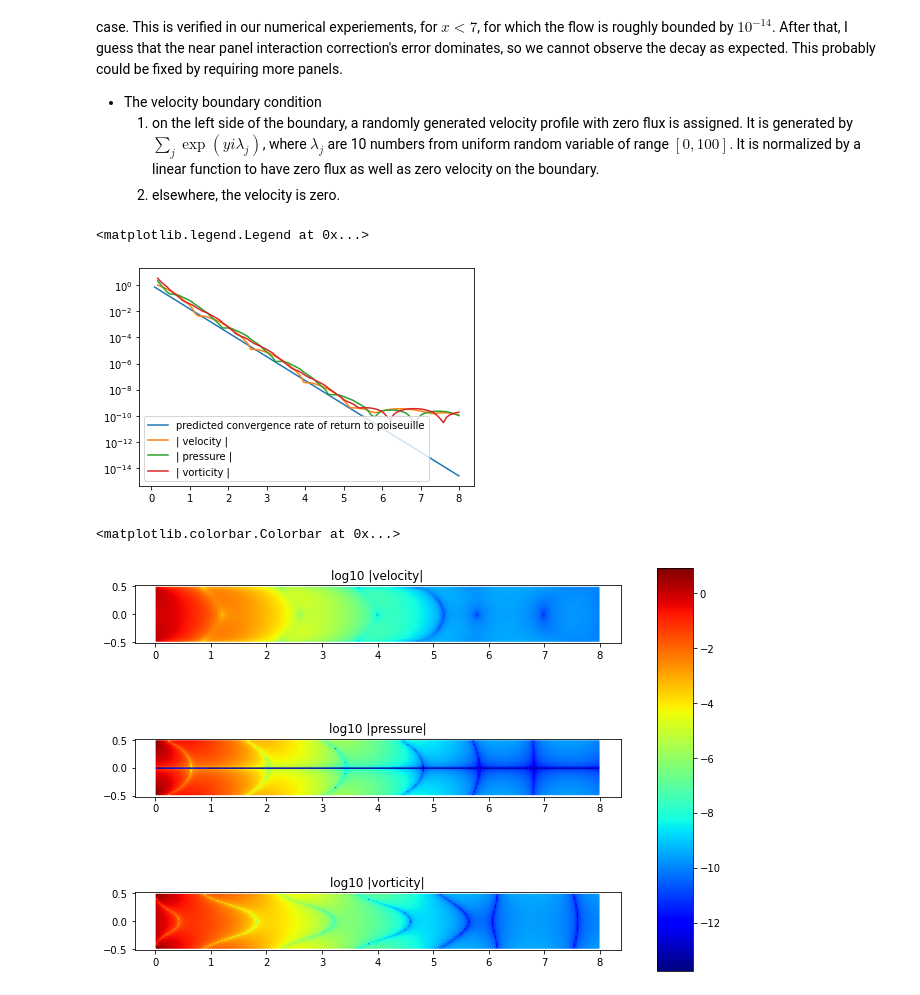
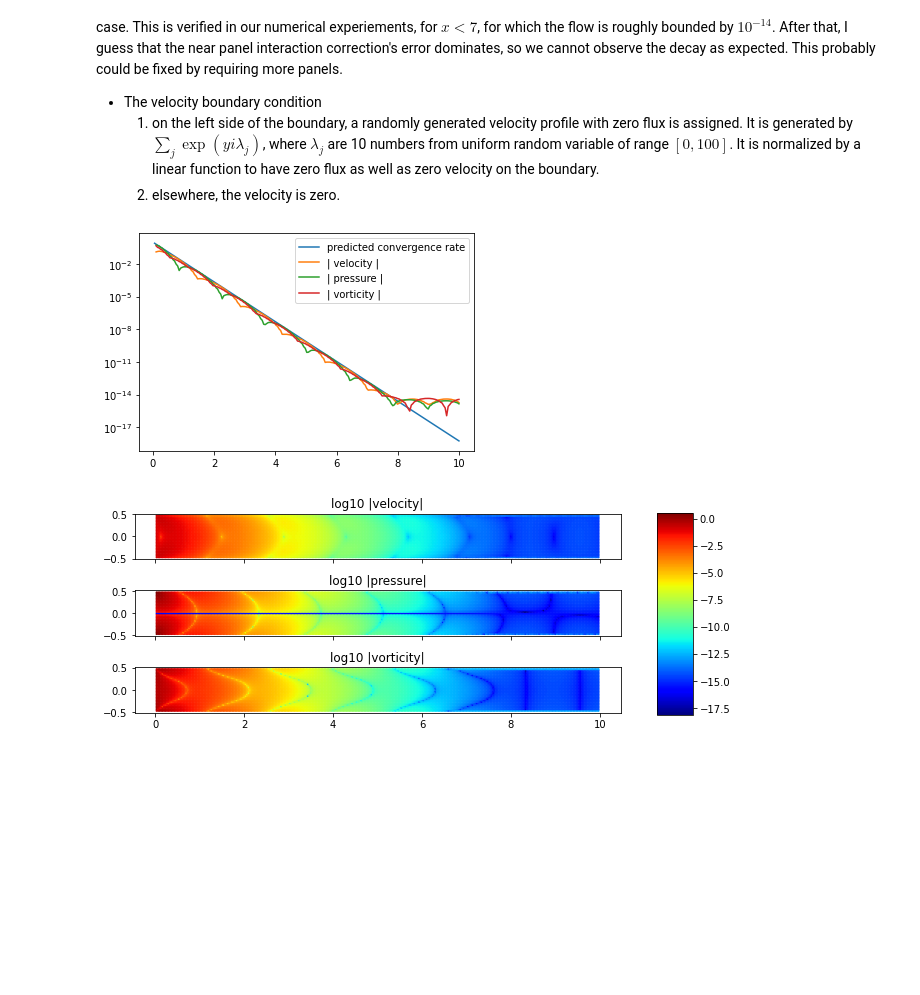
Before and after one commit to WangHaiYang874/stokes2d, a Jupyter notebook: exp5/demo.ipynb, the cells around one changed output. Saved outputs shown, nothing was run; the diff lists cells and outputs as text; code cells hidden in the pictures; blank space fills up the shorter version.

```diff
--- a/exp5/demo.ipynb
+++ b/exp5/demo.ipynb
@@ -64,6 +64,21 @@ class straight_pipe(SmoothPipe):
         # profile /= np.linalg.norm(profile)
 
         return profile
+
+    def build_geometry(self, required_tol=..., n_jobs=1):
+        super().build_geometry(required_tol, n_jobs)
+        for c in self.curves:
+            ip = 0
+            while ip <  len(c.panels):
+                p = c.panels[ip]
+                if p.arclen > 0.05:
+
+                    p1, p2 = p.refined()
+                    c.panels.pop(ip)
+                    c.panels.insert(ip,p2)
+                    c.panels.insert(ip,p1)
+                else:
+                    ip += 1
 # %%
-pipe = straight_pipe(8,1)
+pipe = straight_pipe(10,1)
 # %%
@@ -118,35 +115,35 @@ This notebook demonstrates the return to poiseuille phenomemnon on a straight pi
   1. on the left side of the boundary, a randomly generated velocity profile with zero flux is assigned. It is generated by $\sum_j \exp(yi\lambda_j)$, where $\lambda_j$ are 10 numbers from uniform random variable of range $[0,100]$. It is normalized by a linear function to have zero flux as well as zero velocity on the boundary.
   2. elsewhere, the velocity is zero.
 # %%
-plt.semilogy(x,y,label='predicted convergence rate of return to poiseuille')
+plt.semilogy(x,y,label='predicted convergence rate')
 plt.semilogy(x[1:],v_max,label='| velocity |')
 plt.semilogy(x[1:],p_max,label='| pressure |')
 plt.semilogy(x[1:],o_max,label='| vorticity |')
 plt.legend()
+plt.savefig('rtp_cv.png')
 # %% [output]
-<matplotlib.legend.Legend at 0x...>
-[figure, old version]
+[figure, new version]
 # %%
-fig,axes = plt.subplots(3,1,figsize=(10,8))
+fig,axes = plt.subplots(3,1,figsize=(10,4),sharex=True)
 fig.set_facecolor('white')
 # fig.suptitle('Return to Poiseuille demostration.\n The boundary conditions consists of\n a with a random profile with zero flux on the left side,\n and zero elsewhere.\n (random velocity profile is generated by sum of functions of the form exp(yi\lambda) where \lambda is a random frequency from 0 to 100) on the left boundary.')
 
 fields = [np.log10(np.sqrt(u**2 + v**2)),np.log10(np.abs(p)),np.log10(np.abs(o))]
 
 vmin = np.min([np.min(f[np.isfinite(f)]) for f in fields])
 vmax = np.max([np.max(f) for f in fields])
 
 for ax, field,title in zip(axes,fields,['log10 |velocity|','log10 |pressure|','log10 |vorticity|']):
     ax.set_aspect('equal')
     ax.set_title(title)
     im = ax.scatter(xs,ys,c=field,s=1.5,cmap='jet',vmin=vmin,vmax=vmax)
 
 fig.subplots_adjust(right=0.8)
 cbar_ax = fig.add_axes([0.85, 0.15, 0.05, 0.7])
 fig.colorbar(im, cax=cbar_ax)
+fig.savefig('rtppipe.png')
 # %% [output]
-<matplotlib.colorbar.Colorbar at 0x...>
-[figure, old version]
+[figure, new version]
 # %%
 m = xs == np.min(xs)
 x = xs[m]
```
Also changed, not shown: parts of 4 cells of this notebook, 4 other files.
